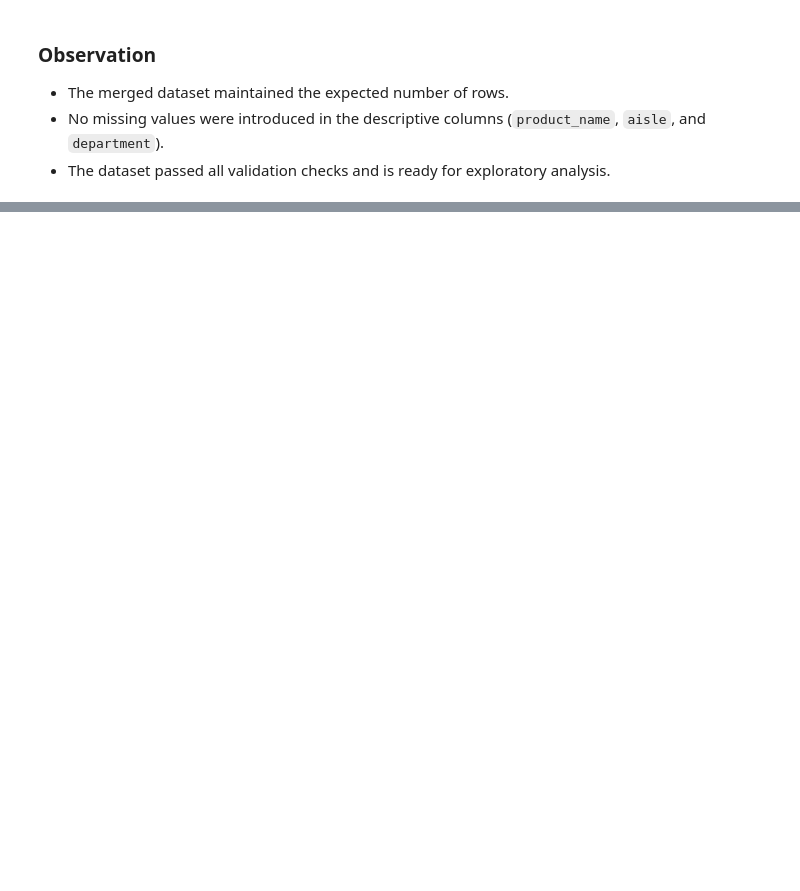
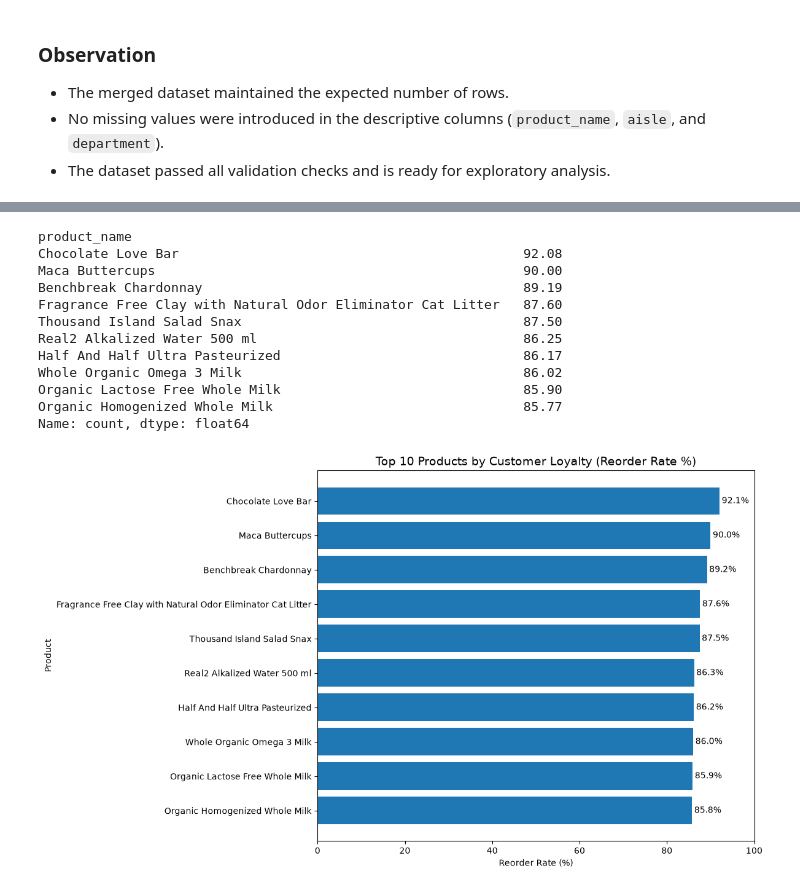
Before and after one commit to Shub305/instacart-market-basket-analysis, a Jupyter notebook: notebooks/instacart_market_basket_analysis.ipynb, the cells around one changed output, grey strips where cells are left out. Saved outputs shown, nothing was run; the diff lists cells and outputs as text; code cells hidden in the pictures; blank space fills up the shorter version.

Commit message:
Completed customer order behavior analysis and restructured notebook

```diff
--- a/notebooks/instacart_market_basket_analysis.ipynb
+++ b/notebooks/instacart_market_basket_analysis.ipynb
@@ -437,0 +899,54 @@ print(instacart_df[
+# %%
+total_purchases = instacart_df["product_name"].value_counts()
+
+reordered_purchases = reordered_df["product_name"].value_counts()
+
+valid_products = total_purchases[total_purchases >= 100]
+
+reorder_rate = (
+    reordered_purchases.loc[valid_products.index] / valid_products
+) * 100
+
+reorder_rate = reorder_rate.fillna(0).sort_values(ascending=False)
+top_reorder_rate = reorder_rate.head(10)
+
+display(top_reorder_rate.head(10))
+
+plt.figure(figsize=(12,7))
+
+plt.barh(
+    top_reorder_rate.index[::-1],
+    top_reorder_rate.values[::-1]
+)
+
+plt.title("Top 10 Products by Customer Loyalty (Reorder Rate %)", fontsize=14)
+plt.xlabel("Reorder Rate (%)")
+plt.ylabel("Product")
+
+# Add percentage labels
+for i, value in enumerate(top_reorder_rate.values[::-1]):
+    plt.text(
+        value + 0.5,
+        i,
+        f"{value:.1f}%",
+        va="center"
+    )
+
+plt.xlim(0, 100)
+
+plt.tight_layout()
+plt.show()
+# %% [output]
+product_name
+Chocolate Love Bar                                            92.08
+Maca Buttercups                                               90.00
+Benchbreak Chardonnay                                         89.19
+Fragrance Free Clay with Natural Odor Eliminator Cat Litter   87.60
+Thousand Island Salad Snax                                    87.50
+Real2 Alkalized Water 500 ml                                  86.25
+Half And Half Ultra Pasteurized                               86.17
+Whole Organic Omega 3 Milk                                    86.02
+Organic Lactose Free Whole Milk                               85.90
+Organic Homogenized Whole Milk                                85.77
+Name: count, dtype: float64
+[figure, added]
```
Also changed, not shown: parts of 47 cells of this notebook.
